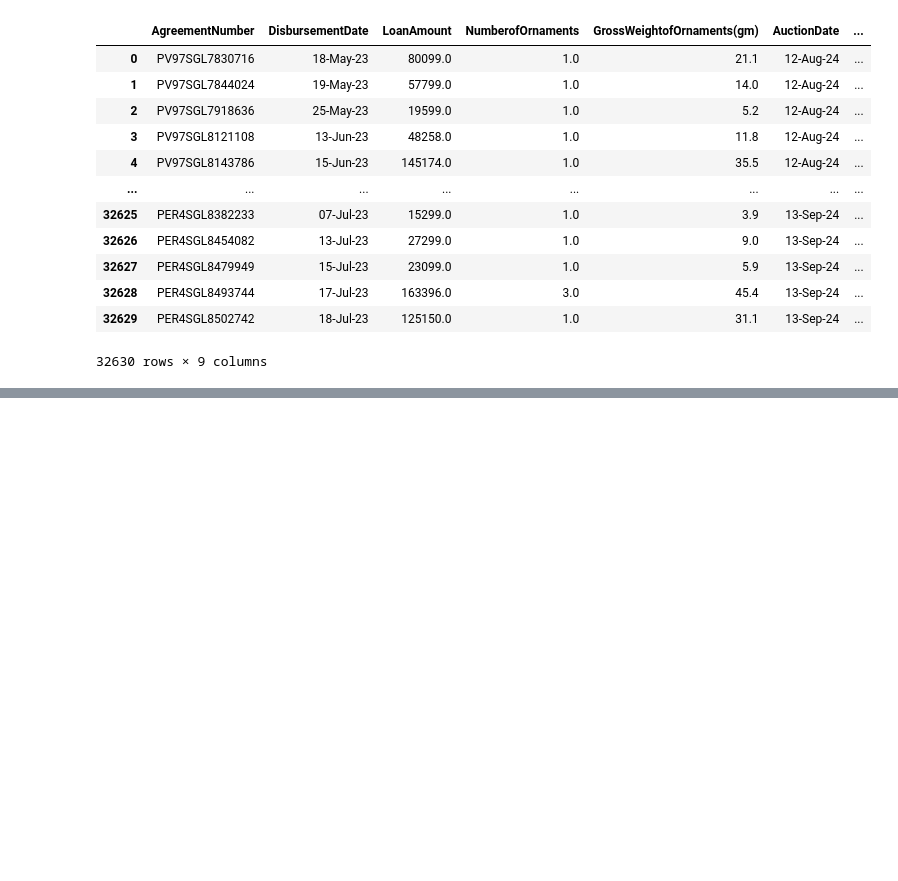
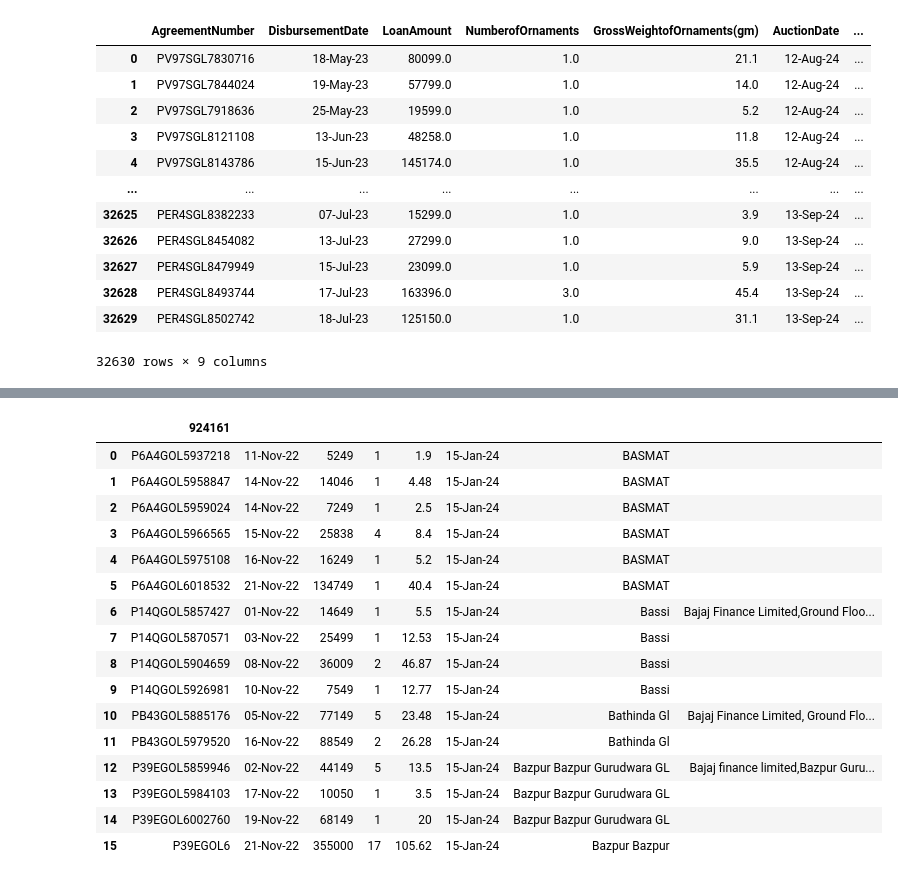
Before and after one commit to sachin27b/gold_auction, a Jupyter notebook: Notebook/data.ipynb, the cells around one changed output, grey strips where cells are left out. Cells and saved outputs as stored; diff of their text form; code cells hidden in the pictures; blank space fills up the shorter version.

```diff
--- a/Notebook/data.ipynb
+++ b/Notebook/data.ipynb
@@ -52,0 +88,48 @@ df
+# %%
+file_path="../qr-data-jan-24.pdf"
+# %%
+# use camelot to parse tables
+def get_tables(path: str, pages: List[int]):
+    for page in pages:
+        table_list = camelot.read_pdf(path, pages=str(page))
+        if table_list.n>0:
+            for tab in range(table_list.n):
+
+                # Conversion of the the tables into the dataframes.
+                table_df = table_list[tab].df
+
+                table_df = (
+                    table_df.rename(columns=table_df.iloc[0])
+                    .drop(table_df.index[0])
+                    .reset_index(drop=True)
+                )
+
+                table_df = table_df.apply(lambda x: x.str.replace('\n',''))
+
+                # Change column names to be valid as XML tags
+                table_df.columns = [col.replace('\n', ' ').replace(' ', '') for col in table_df.columns]
+                table_df.columns = [col.replace('(', '').replace(')', '') for col in table_df.columns]
+
+    return table_df
+# extract data table from page number
+df = get_tables(file_path, pages=[20])
+# %%
+df
+# %% [output]
+|  | 924161 |  |  |  |  |  |  |  |
+| 0 | P6A4GOL5937218 | 11-Nov-22 | 5249 | 1 | 1.9 | 15-Jan-24 | BASMAT |  |
+| 1 | P6A4GOL5958847 | 14-Nov-22 | 14046 | 1 | 4.48 | 15-Jan-24 | BASMAT |  |
+| 2 | P6A4GOL5959024 | 14-Nov-22 | 7249 | 1 | 2.5 | 15-Jan-24 | BASMAT |  |
+| 3 | P6A4GOL5966565 | 15-Nov-22 | 25838 | 4 | 8.4 | 15-Jan-24 | BASMAT |  |
+| 4 | P6A4GOL5975108 | 16-Nov-22 | 16249 | 1 | 5.2 | 15-Jan-24 | BASMAT |  |
+| 5 | P6A4GOL6018532 | 21-Nov-22 | 134749 | 1 | 40.4 | 15-Jan-24 | BASMAT |  |
+| 6 | P14QGOL5857427 | 01-Nov-22 | 14649 | 1 | 5.5 | 15-Jan-24 | Bassi | Bajaj Finance Limited,Ground Floo... |
+| 7 | P14QGOL5870571 | 03-Nov-22 | 25499 | 1 | 12.53 | 15-Jan-24 | Bassi |  |
+| 8 | P14QGOL5904659 | 08-Nov-22 | 36009 | 2 | 46.87 | 15-Jan-24 | Bassi |  |
+| 9 | P14QGOL5926981 | 10-Nov-22 | 7549 | 1 | 12.77 | 15-Jan-24 | Bassi |  |
+| 10 | PB43GOL5885176 | 05-Nov-22 | 77149 | 5 | 23.48 | 15-Jan-24 | Bathinda Gl | Bajaj Finance Limited, Ground Flo... |
+| 11 | PB43GOL5979520 | 16-Nov-22 | 88549 | 2 | 26.28 | 15-Jan-24 | Bathinda Gl |  |
+| 12 | P39EGOL5859946 | 02-Nov-22 | 44149 | 5 | 13.5 | 15-Jan-24 | Bazpur Bazpur Gurudwara GL | Bajaj finance limited,Bazpur Guru... |
+| 13 | P39EGOL5984103 | 17-Nov-22 | 10050 | 1 | 3.5 | 15-Jan-24 | Bazpur Bazpur Gurudwara GL |  |
+| 14 | P39EGOL6002760 | 19-Nov-22 | 68149 | 1 | 20 | 15-Jan-24 | Bazpur Bazpur Gurudwara GL |  |
+| 15 | P39EGOL6 | 21-Nov-22 | 355000 | 17 | 105.62 | 15-Jan-24 | Bazpur Bazpur |  |
```
Also changed, not shown: parts of 13 cells of this notebook, 3 other files.
